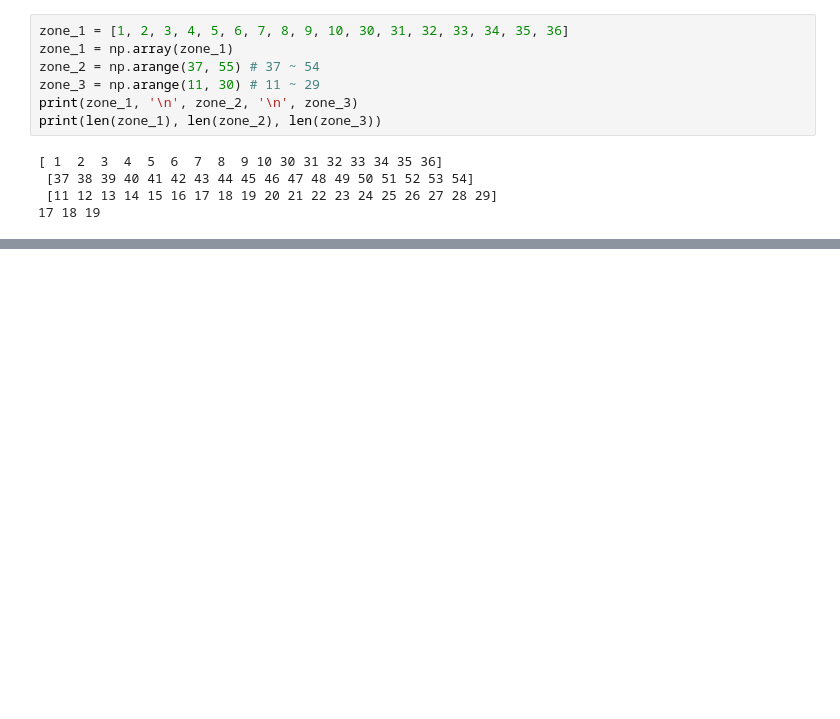
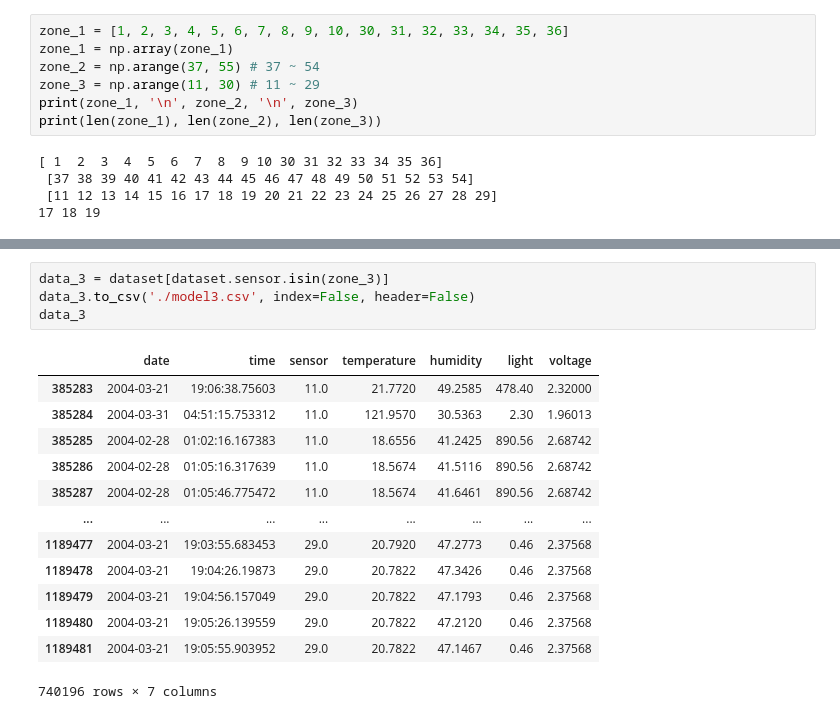
Before and after one commit to Hongwei-Z/SC-MLIDS, a Jupyter notebook: Data_Preprocessing.ipynb, the cells around one changed output, grey strips where cells are left out. Saved outputs shown, nothing was run; the diff lists cells and outputs as text; blank space fills up the shorter version.

```diff
--- a/Data_Preprocessing.ipynb
+++ b/Data_Preprocessing.ipynb
@@ -49,0 +86,18 @@ print(len(zone_1), len(zone_2), len(zone_3))
+# %%
+data_3 = dataset[dataset.sensor.isin(zone_3)]
+data_3.to_csv('./model3.csv', index=False, header=False)
+data_3
+# %% [output]
+|  | date | time | sensor | temperature | humidity | light | voltage |
+| 385283 | 2004-03-21 | 19:06:38.75603 | 11.0 | 21.7720 | 49.2585 | 478.40 | 2.32000 |
+| 385284 | 2004-03-31 | 04:51:15.753312 | 11.0 | 121.9570 | 30.5363 | 2.30 | 1.96013 |
+| 385285 | 2004-02-28 | 01:02:16.167383 | 11.0 | 18.6556 | 41.2425 | 890.56 | 2.68742 |
+| 385286 | 2004-02-28 | 01:05:16.317639 | 11.0 | 18.5674 | 41.5116 | 890.56 | 2.68742 |
+| 385287 | 2004-02-28 | 01:05:46.775472 | 11.0 | 18.5674 | 41.6461 | 890.56 | 2.68742 |
+| ... | ... | ... | ... | ... | ... | ... | ... |
+| 1189477 | 2004-03-21 | 19:03:55.683453 | 29.0 | 20.7920 | 47.2773 | 0.46 | 2.37568 |
+| 1189478 | 2004-03-21 | 19:04:26.19873 | 29.0 | 20.7822 | 47.3426 | 0.46 | 2.37568 |
+| 1189479 | 2004-03-21 | 19:04:56.157049 | 29.0 | 20.7822 | 47.1793 | 0.46 | 2.37568 |
+| 1189480 | 2004-03-21 | 19:05:26.139559 | 29.0 | 20.7822 | 47.2120 | 0.46 | 2.37568 |
+| 1189481 | 2004-03-21 | 19:05:55.903952 | 29.0 | 20.7822 | 47.1467 | 0.46 | 2.37568 |
+740196 rows × 7 columns
```
Also changed, not shown: parts of 3 cells of this notebook, 3 other files.
